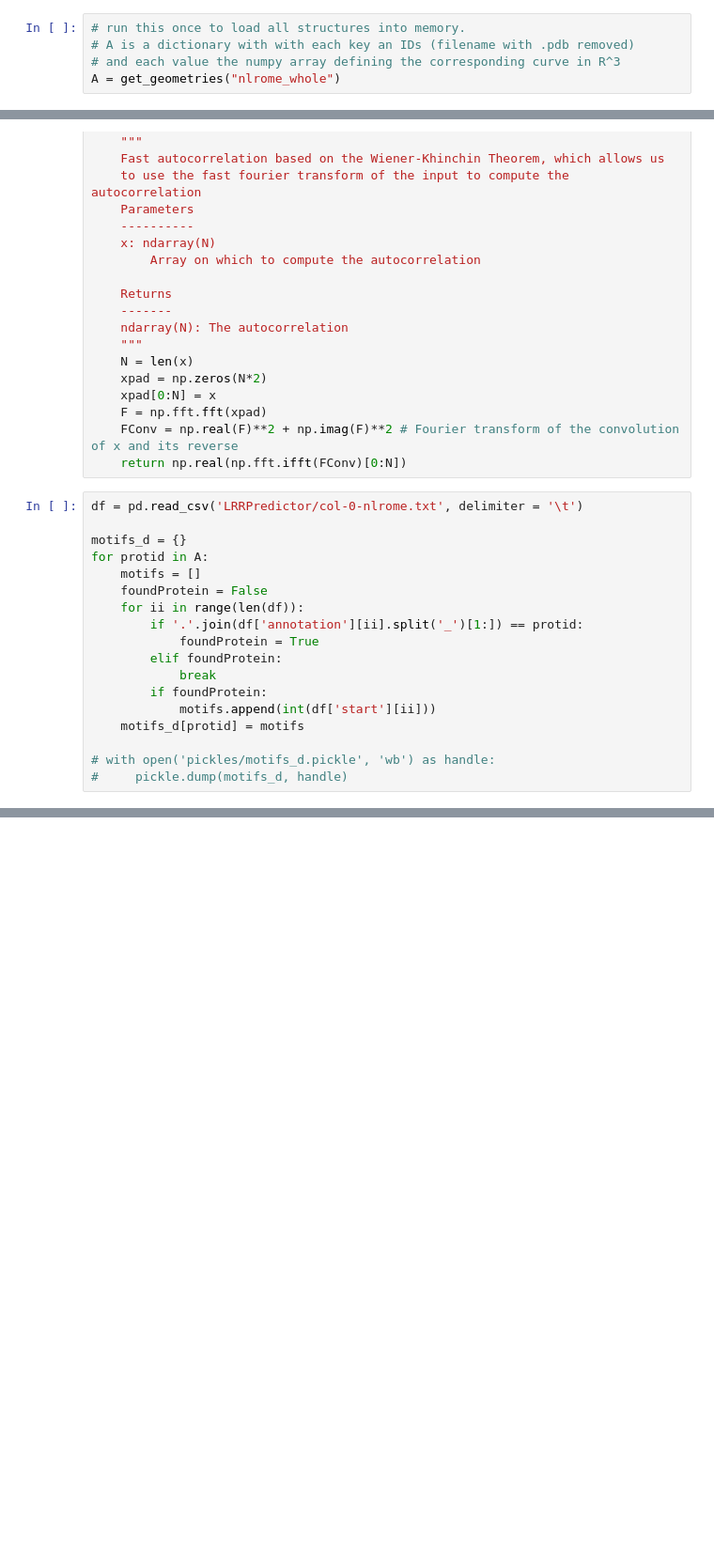
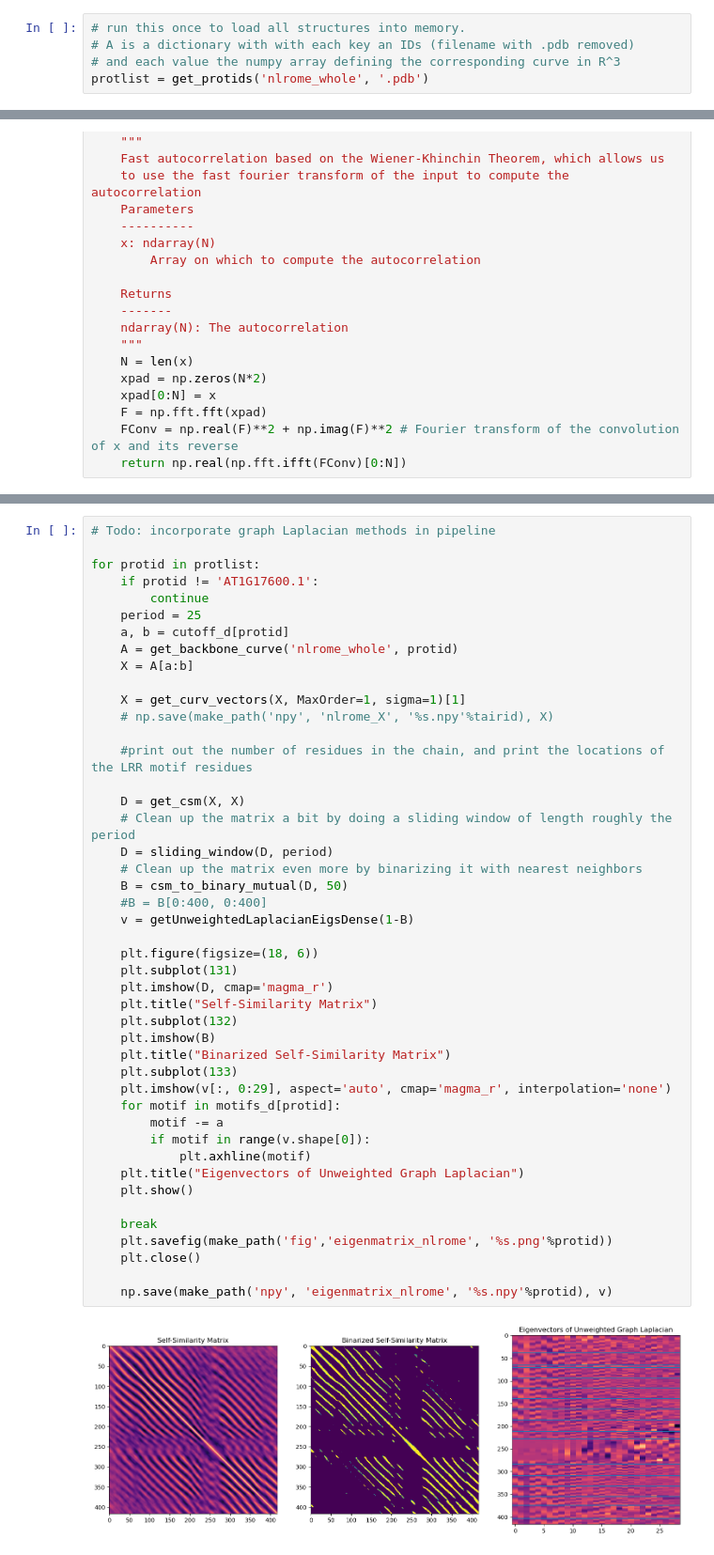
Before and after one commit to boxu855/nglview-LRR, a Jupyter notebook: ngl_view.ipynb, the cells around one changed output, grey strips where cells are left out. Shown: that part at 94% size. Saved outputs shown, nothing was run; the diff lists cells and outputs as text; blank space fills up the shorter version.

```diff
--- a/ngl_view.ipynb
+++ b/ngl_view.ipynb
@@ -350,7 +116,7 @@ with open('pickles/cutoff_d.pickle', 'rb') as handle:
 # run this once to load all structures into memory.
 # A is a dictionary with with each key an IDs (filename with .pdb removed)
 # and each value the numpy array defining the corresponding curve in R^3
-A = get_geometries("nlrome_whole")
+protlist = get_protids('nlrome_whole', '.pdb')
 # %%
 def get_curv_vectors(X, MaxOrder, sigma, loop = False, m = 'nearest'):
 
@@ -519,21 +285,3 @@ def autocorr(x):
     F = np.fft.fft(xpad)
     FConv = np.real(F)**2 + np.imag(F)**2 # Fourier transform of the convolution of x and its reverse
     return np.real(np.fft.ifft(FConv)[0:N])
-# %%
-df = pd.read_csv('LRRPredictor/col-0-nlrome.txt', delimiter = '\t')
-
-motifs_d = {}
-for protid in A:
-    motifs = []
-    foundProtein = False
-    for ii in range(len(df)):
-        if '.'.join(df['annotation'][ii].split('_')[1:]) == protid:
-            foundProtein = True
-        elif foundProtein:
-            break
-        if foundProtein:
-            motifs.append(int(df['start'][ii]))
-    motifs_d[protid] = motifs
-
-# with open('pickles/motifs_d.pickle', 'wb') as handle:
-#     pickle.dump(motifs_d, handle)
@@ -539,0 +317,47 @@ for protid in A:
+# %%
+# Todo: incorporate graph Laplacian methods in pipeline
+
+for protid in protlist:
+    if protid != 'AT1G17600.1':
+        continue
+    period = 25
+    a, b = cutoff_d[protid]
+    A = get_backbone_curve('nlrome_whole', protid)
+    X = A[a:b]
+
+    X = get_curv_vectors(X, MaxOrder=1, sigma=1)[1]
+    # np.save(make_path('npy', 'nlrome_X', '%s.npy'%tairid), X)
+
+    #print out the number of residues in the chain, and print the locations of the LRR motif residues
+
+    D = get_csm(X, X)
+    # Clean up the matrix a bit by doing a sliding window of length roughly the period
+    D = sliding_window(D, period)
+    # Clean up the matrix even more by binarizing it with nearest neighbors
+    B = csm_to_binary_mutual(D, 50)
+    #B = B[0:400, 0:400]
+    v = getUnweightedLaplacianEigsDense(1-B)
+
+    plt.figure(figsize=(18, 6))
+    plt.subplot(131)
+    plt.imshow(D, cmap='magma_r')
+    plt.title("Self-Similarity Matrix")
+    plt.subplot(132)
+    plt.imshow(B)
+    plt.title("Binarized Self-Similarity Matrix")
+    plt.subplot(133)
+    plt.imshow(v[:, 0:29], aspect='auto', cmap='magma_r', interpolation='none')
+    for motif in motifs_d[protid]:
+        motif -= a
+        if motif in range(v.shape[0]):
+            plt.axhline(motif)
+    plt.title("Eigenvectors of Unweighted Graph Laplacian")
+    plt.show()
+
+    break
+    plt.savefig(make_path('fig','eigenmatrix_nlrome', '%s.png'%protid))
+    plt.close()
+
+    np.save(make_path('npy', 'eigenmatrix_nlrome', '%s.npy'%protid), v)
+# %% [output]
+[figure, added]
```
Also changed, not shown: parts of 15 cells of this notebook.
